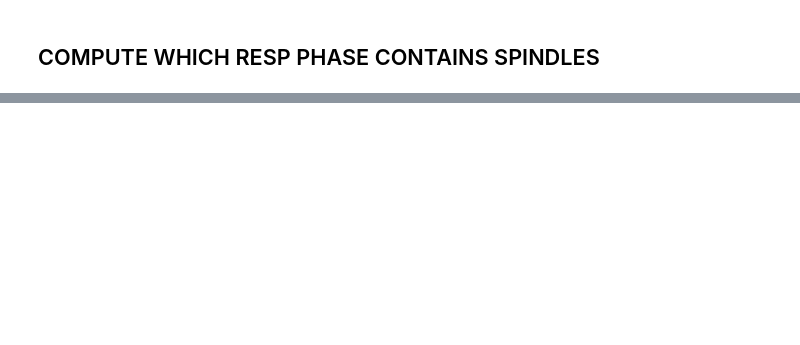
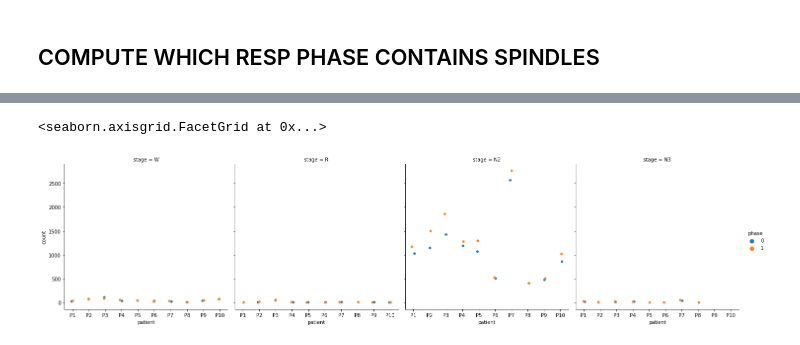
Before and after one commit to ValentinGhibaudo/Sleep_EEG_Respi, a Jupyter notebook: spindle_to_resp.ipynb, the cells around one changed output, grey strips where cells are left out. Drawn from its saved outputs; the diff is of its cells as text; code cells hidden in the pictures; blank space fills up the shorter version.

```diff
--- a/spindle_to_resp.ipynb
+++ b/spindle_to_resp.ipynb
@@ -249,0 +293,5 @@ gh.auto_stats(df=df_tidy , predictor = 'phase', outcome = 'count' , design = 'wi
+# %%
+sns.catplot(data = df_tidy[df_tidy['norm'] == 'no'], x='patient', y ='count', hue = 'phase', col = 'stage')
+# %% [output]
+<seaborn.axisgrid.FacetGrid at 0x...>
+[figure, added]
```
Also changed, not shown: parts of 55 cells of this notebook, 2 other files.
